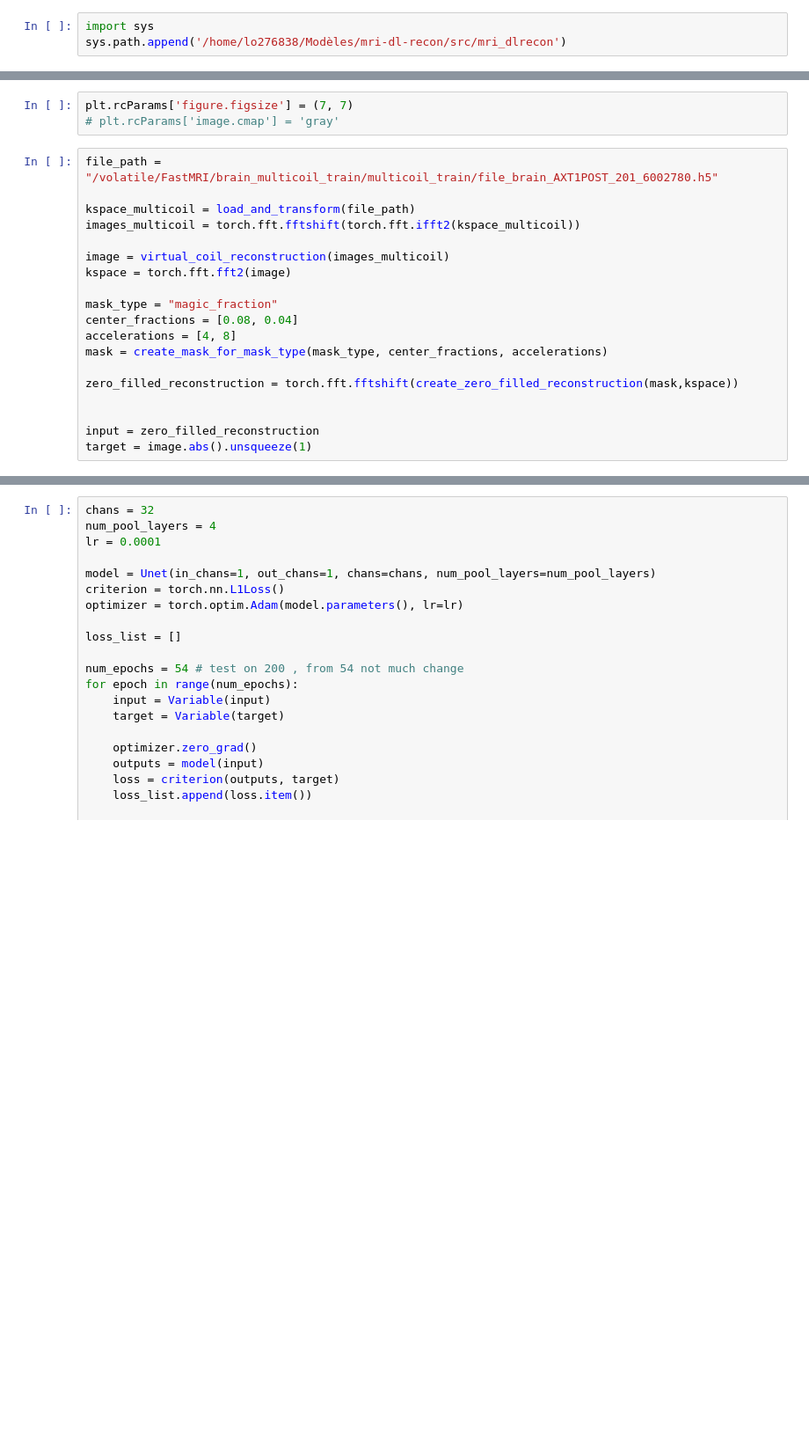
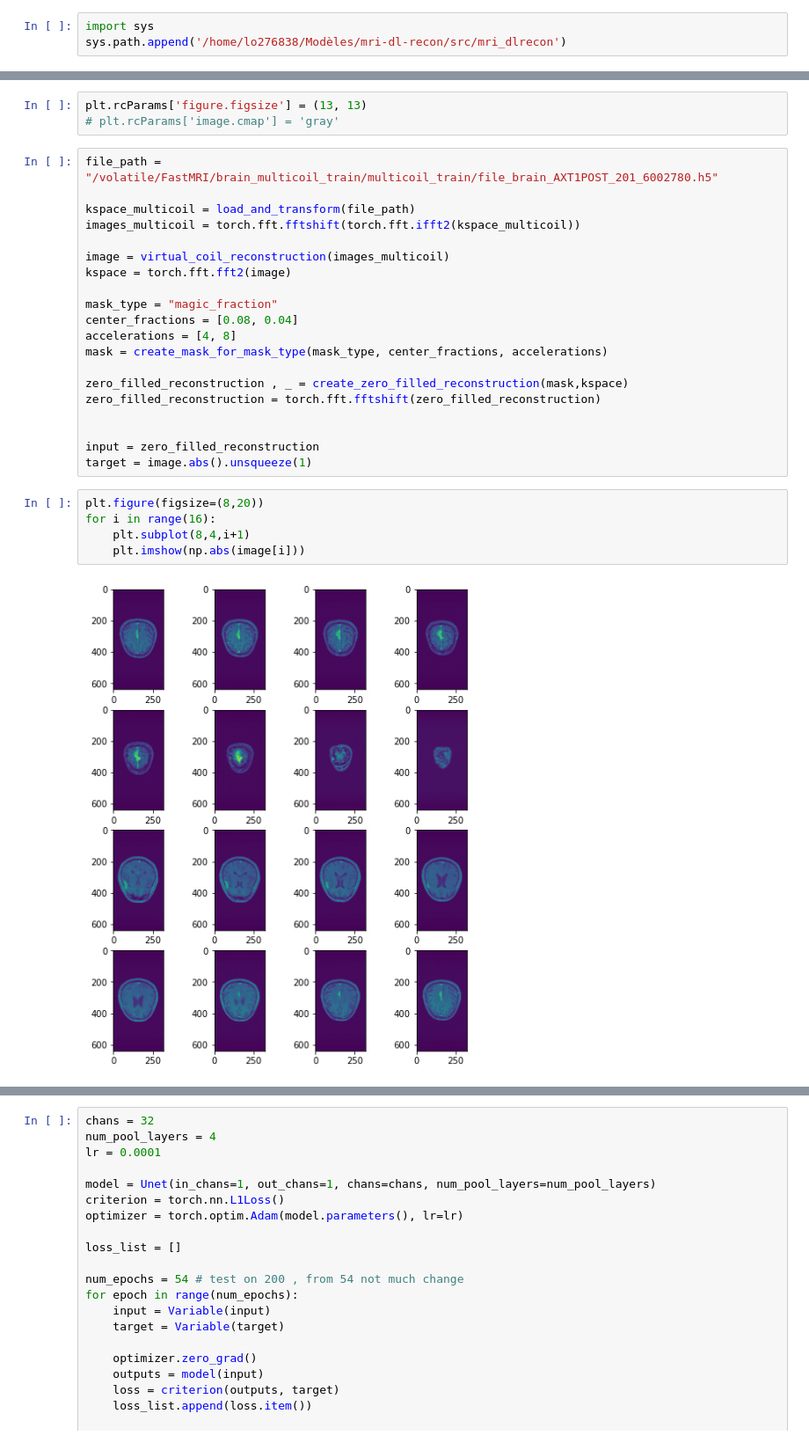
Before and after one commit to mind-inria/mri-dl-recon, a Jupyter notebook: src/mri_dlrecon/models/functions_torch/tuto_Unet.ipynb, the cells around one changed output, grey strips where cells are left out. Shown at 88% size. Cells and saved outputs as stored; diff of their text form; blank space fills up the shorter version.

```diff
--- a/src/mri_dlrecon/models/functions_torch/tuto_Unet.ipynb
+++ b/src/mri_dlrecon/models/functions_torch/tuto_Unet.ipynb
@@ -12,7 +12,7 @@ from utils_torch import virtual_coil_reconstruction, load_and_transform, create_
 from fastmri.data.subsample import create_mask_for_mask_type
 from fastmri.models.unet import Unet
 # %%
-plt.rcParams['figure.figsize'] = (7, 7)
+plt.rcParams['figure.figsize'] = (13, 13)
 # plt.rcParams['image.cmap'] = 'gray'
 # %%
 file_path = "/volatile/FastMRI/brain_multicoil_train/multicoil_train/file_brain_AXT1POST_201_6002780.h5"
@@ -28,8 +28,16 @@ center_fractions = [0.08, 0.04]
 accelerations = [4, 8]
 mask = create_mask_for_mask_type(mask_type, center_fractions, accelerations)
 
-zero_filled_reconstruction = torch.fft.fftshift(create_zero_filled_reconstruction(mask,kspace))
+zero_filled_reconstruction , _ = create_zero_filled_reconstruction(mask,kspace)
+zero_filled_reconstruction = torch.fft.fftshift(zero_filled_reconstruction)
 
 
 input = zero_filled_reconstruction
 target = image.abs().unsqueeze(1)
+# %%
+plt.figure(figsize=(8,20))
+for i in range(16):
+    plt.subplot(8,4,i+1)
+    plt.imshow(np.abs(image[i]))
+# %% [output]
+[figure, added]
```
Also changed, not shown: parts of 5 cells of this notebook, 8 other files.
